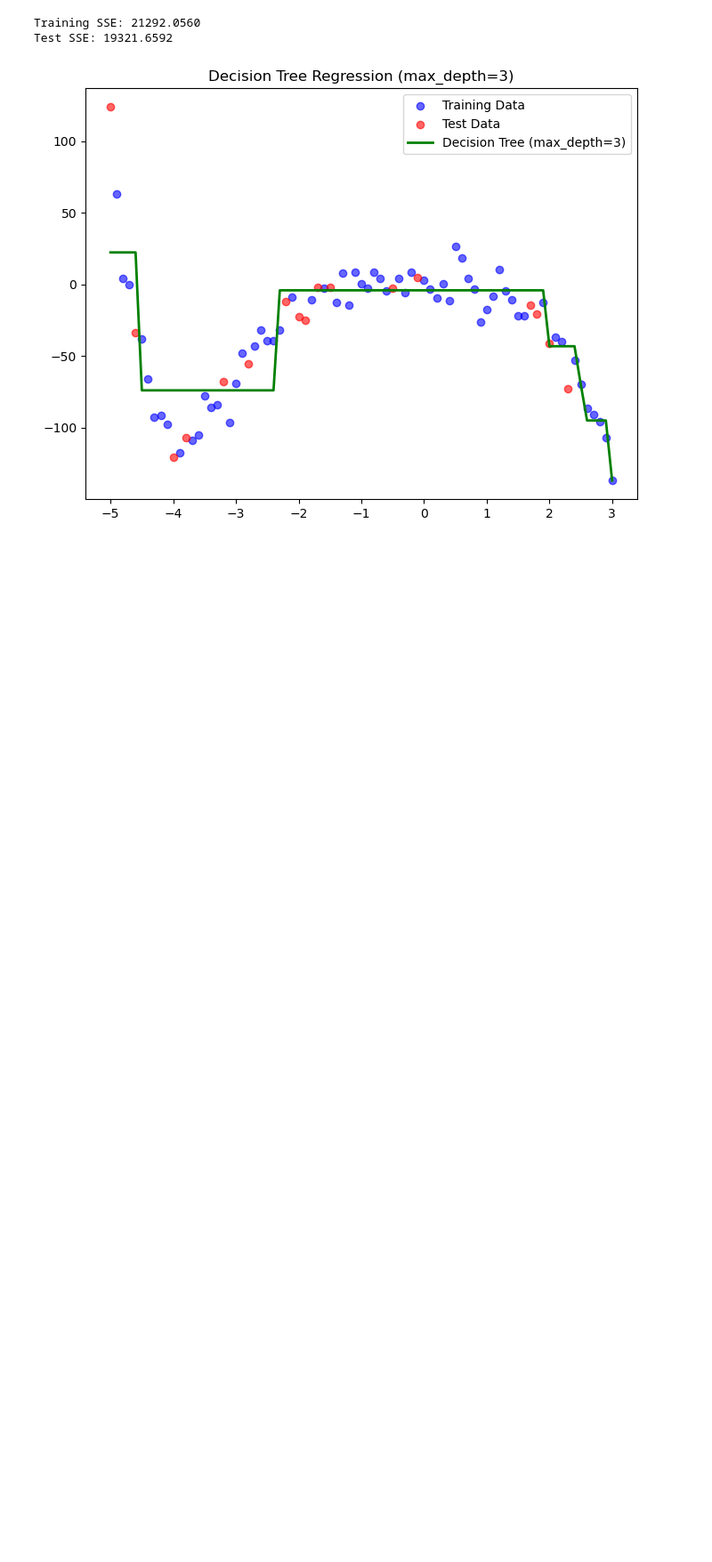
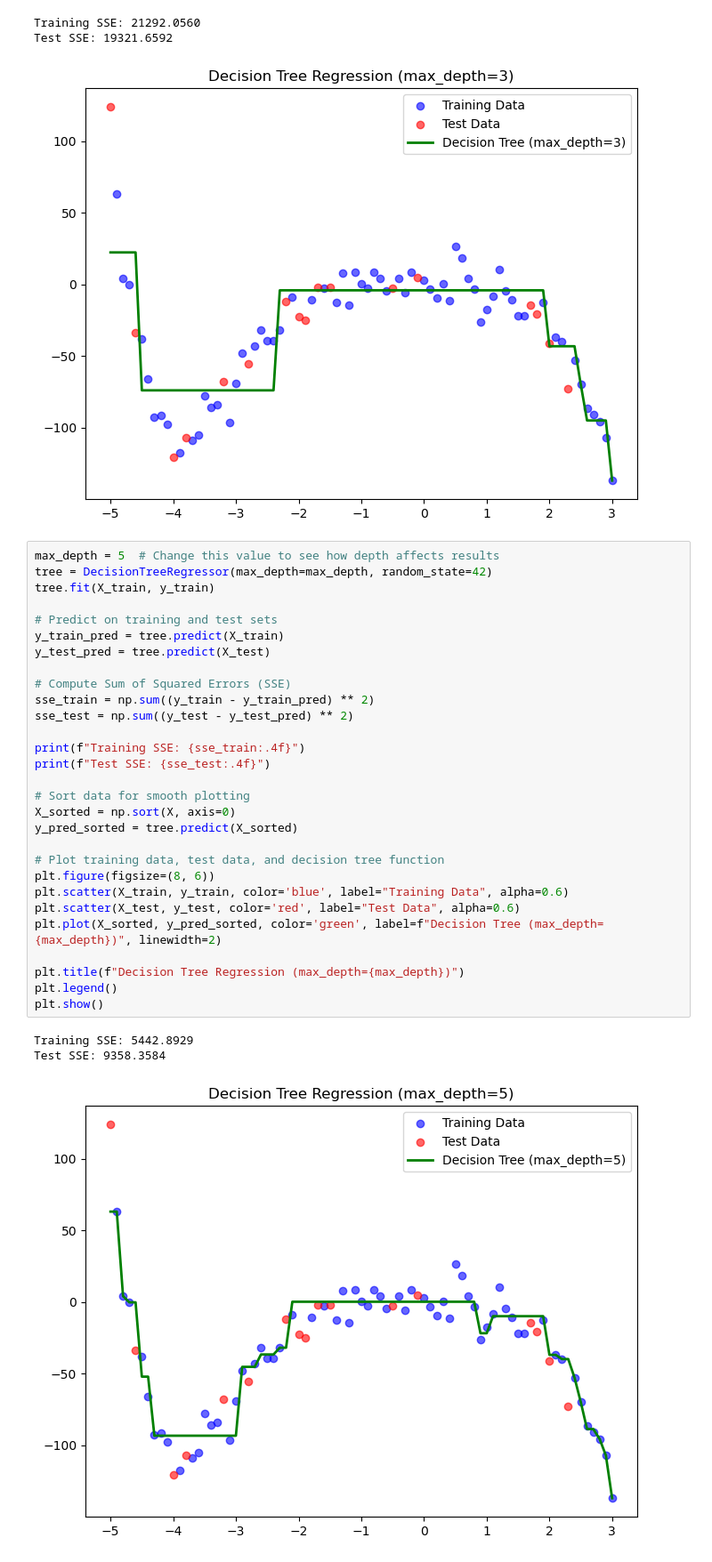
Before and after one commit to Krisna-Bou/COMP4702, a Jupyter notebook: w2.ipynb, the cells around one changed output. Shown: that part at 89% size. Cells and saved outputs as stored; diff of their text form; blank space fills up the shorter version.

```diff
--- a/w2.ipynb
+++ b/w2.ipynb
@@ -267,3 +267,36 @@ plt.show()
 Training SSE: 21292.0560
 Test SSE: 19321.6592
 [figure]
+# %%
+max_depth = 5  # Change this value to see how depth affects results
+tree = DecisionTreeRegressor(max_depth=max_depth, random_state=42)
+tree.fit(X_train, y_train)
+
+# Predict on training and test sets
+y_train_pred = tree.predict(X_train)
+y_test_pred = tree.predict(X_test)
+
+# Compute Sum of Squared Errors (SSE)
+sse_train = np.sum((y_train - y_train_pred) ** 2)
+sse_test = np.sum((y_test - y_test_pred) ** 2)
+
+print(f"Training SSE: {sse_train:.4f}")
+print(f"Test SSE: {sse_test:.4f}")
+
+# Sort data for smooth plotting
+X_sorted = np.sort(X, axis=0)
+y_pred_sorted = tree.predict(X_sorted)
+
+# Plot training data, test data, and decision tree function
+plt.figure(figsize=(8, 6))
+plt.scatter(X_train, y_train, color='blue', label="Training Data", alpha=0.6)
+plt.scatter(X_test, y_test, color='red', label="Test Data", alpha=0.6)
+plt.plot(X_sorted, y_pred_sorted, color='green', label=f"Decision Tree (max_depth={max_depth})", linewidth=2)
+
+plt.title(f"Decision Tree Regression (max_depth={max_depth})")
+plt.legend()
+plt.show()
+# %% [output]
+Training SSE: 5442.8929
+Test SSE: 9358.3584
+[figure, added]
```
Also changed, not shown: 9 other files.
